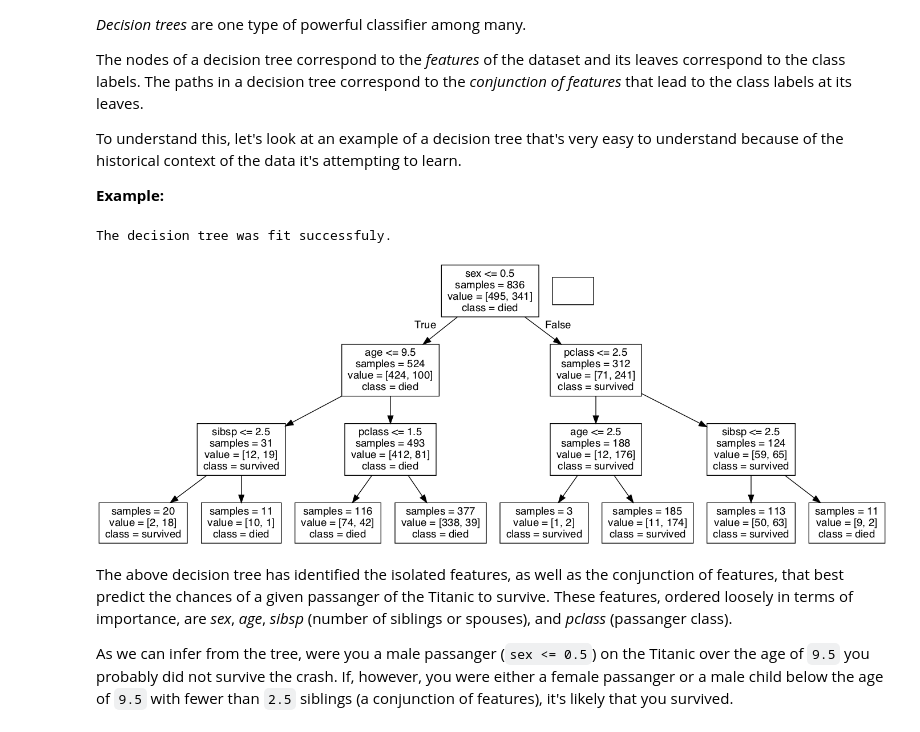
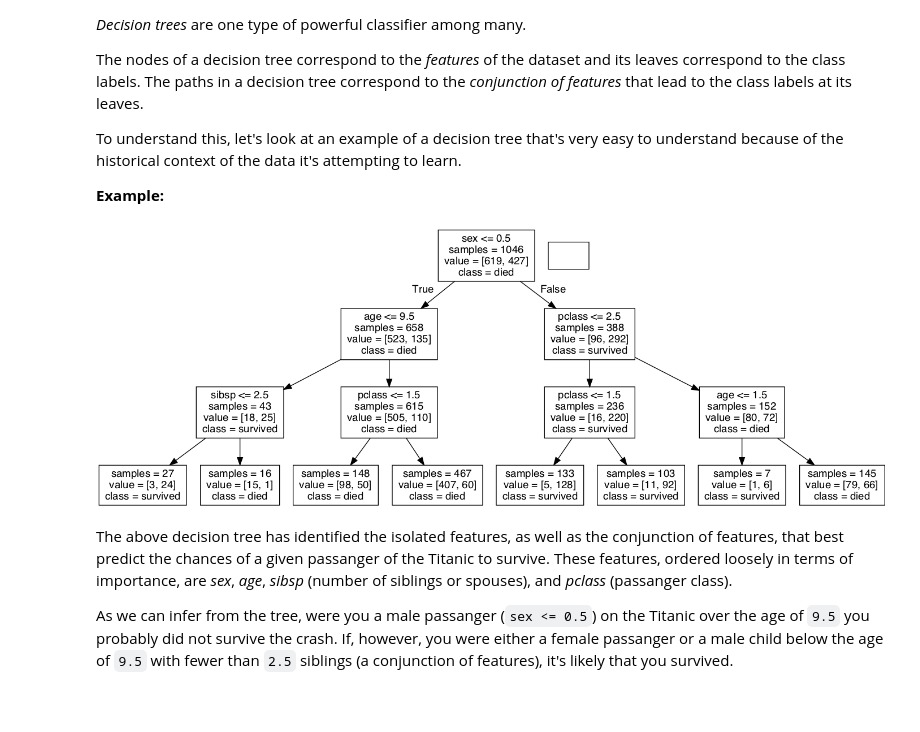
Before and after one commit to v-poghosyan/blog, a Jupyter notebook: _notebooks/2021-12-29-Machine-Learning-Decision-Trees.ipynb, the cells around one changed output. Drawn from its saved outputs; the diff is of its cells as text; code cells hidden in the pictures; blank space fills up the shorter version.

```diff
--- a/_notebooks/2021-12-29-Machine-Learning-Decision-Trees.ipynb
+++ b/_notebooks/2021-12-29-Machine-Learning-Decision-Trees.ipynb
@@ -46,60 +46,58 @@ To understand this, let's look at an example of a decision tree that's very easy
 import pandas as pd
 import numpy as np
 from sklearn.datasets import fetch_openml
-from sklearn.model_selection import train_test_split
-from sklearn import metrics
 import pydotplus
 from sklearn.tree import DecisionTreeClassifier, export_graphviz
 from IPython.display import Image
 
 # Setting random state for replicability of results
-RANDOM_STATE = 2022
+RS = 2022
 
 # Fetching data as features and labels from OpenML as a Pandas dataframe
 X, y = fetch_openml("titanic", version = 1, as_frame = True, return_X_y = True)
 
 # Cleaning and engineering data:
 # Dropping unneeded columns and those with too many missing values...
-X.drop(columns = ['boat', 'body', 'home.dest', 'cabin', 'ticket', 'name', 'embarked', 'fare'], inplace = True)
-# Dropping data points (i.e. rows) with any missing values and subseting labels accordingly
+X.drop(
+    columns = [
+        'boat',
+        'body',
+        'home.dest',
+        'cabin',
+        'ticket',
+        'name',
+        'embarked',
+        'fare'
+    ],
+    inplace = True
+)
+# Dropping data points with any missing values and subseting labels accordingly
 X['labels'] = y # Temporarily adding labels to data as a column
 X.dropna(inplace = True) # Dropping the rows with any null values
 y = X['labels'] # Subsetting the labels
 X.drop(columns = 'labels', inplace = True) # Dropping the column of labels
 # Converting 'male' and 'female' feature values into the Boolean values 0 and 1 respectively
 X['sex'] = X['sex'].apply(lambda x: 0 if x == 'male' else 1)
 
-# Splitting data into training and holdout folds for cross-validation
-X_train, X_test, y_train, y_test = train_test_split(X, y, stratify = y, test_size = 0.2)
-
 # Defining a decision tree classifier
 clf = DecisionTreeClassifier(
-    random_state = RANDOM_STATE,
+    random_state = RS,
     max_depth = 3
 )
 # Training the decision tree classifier
-clf = clf.fit(X_train, y_train)
-# Test data on holdout fold
-y_pred = clf.predict(X_test)
-
-# Evaluate the predictive power of the decision tree - does it beat randomly guessing?
-if (metrics.accuracy_score(y_test, y_pred) > 0.5):
-    print('The decision tree was fit successfuly.')
-else:
-    print('The decision tree failed to fit.')
+clf = clf.fit(X, y)
 
 # Visualizing the decision tree
 png = export_graphviz(
     clf,
-    feature_names = X_train.columns,
+    feature_names = X.columns,
     class_names = ['died','survived'],
     impurity = False,
 )
 graph = pydotplus.graph_from_dot_data(png)
 Image(graph.create_png())
 # %% [output]
-The decision tree was fit successfuly.
-[figure, old version]
+[figure, new version]
 # %% [markdown]
 The above decision tree has identified the isolated features, as well as the conjunction of features, that best predict the chances of a given passanger of the Titanic to survive. These features, ordered loosely in terms of importance, are *sex*, *age*, *sibsp* (number of siblings or spouses), and *pclass* (passanger class).
 
```
Also changed, not shown: 3 other files.
